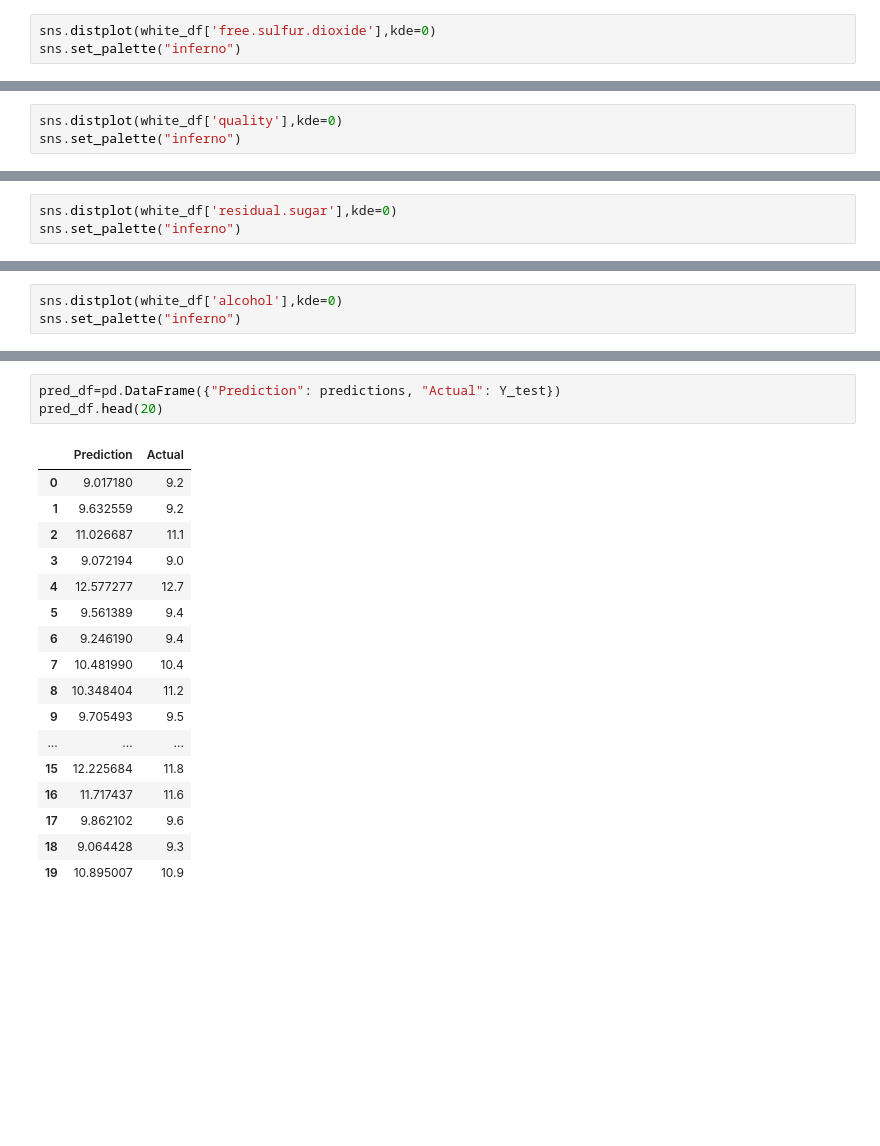
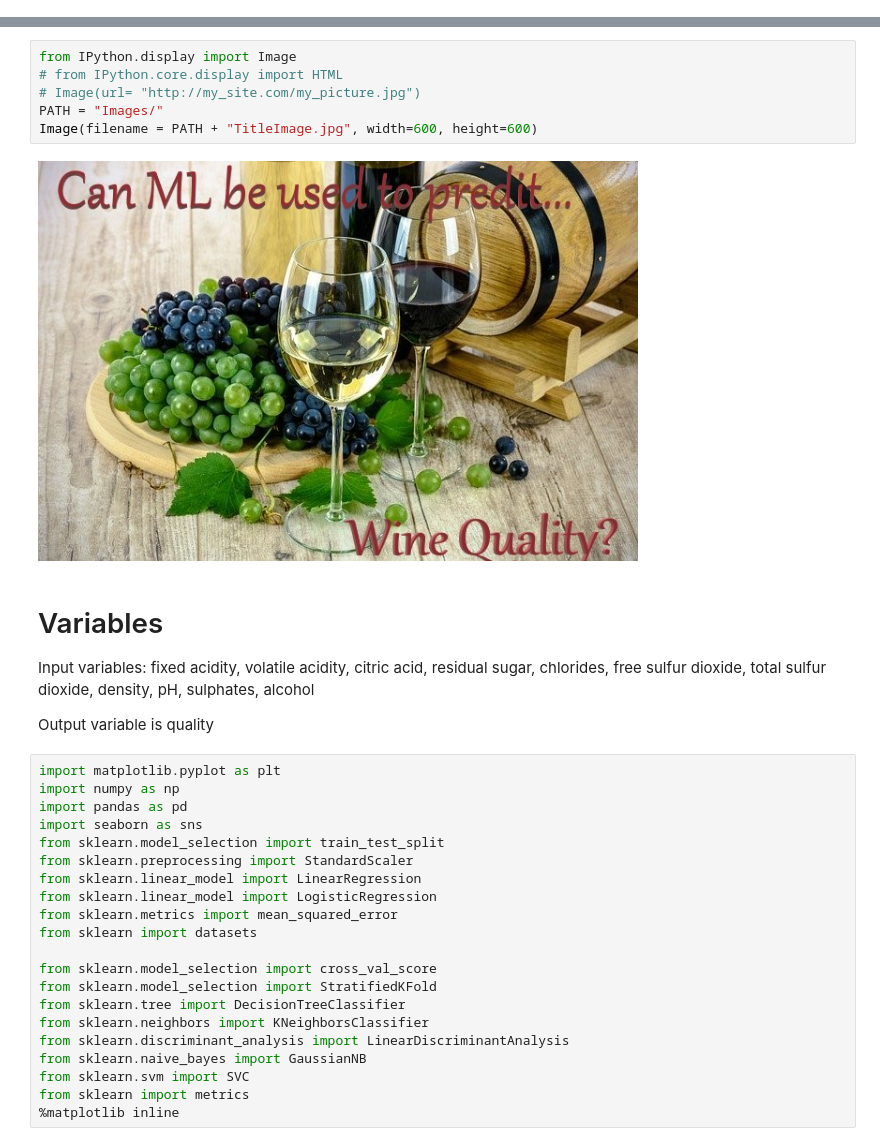
Before and after one commit to Stephanievillegas0728/Project3-demystifyingML, a Jupyter notebook: Models_data.ipynb, the cells around one changed output, grey strips where cells are left out. Saved outputs shown, nothing was run; the diff lists cells and outputs as text; blank space fills up the shorter version.

```diff
--- a/Models_data.ipynb
+++ b/Models_data.ipynb
@@ -117,3 +0,0 @@ sns.set_palette("inferno")
-# %%
-sns.distplot(white_df['free.sulfur.dioxide'],kde=0)
-sns.set_palette("inferno")
@@ -122,3 +0,0 @@ sns.set_palette("inferno")
-# %%
-sns.distplot(white_df['quality'],kde=0)
-sns.set_palette("inferno")
@@ -127,3 +0,0 @@ sns.set_palette("inferno")
-# %%
-sns.distplot(white_df['residual.sugar'],kde=0)
-sns.set_palette("inferno")
@@ -132,3 +0,0 @@ sns.set_palette("inferno")
-# %%
-sns.distplot(white_df['alcohol'],kde=0)
-sns.set_palette("inferno")
@@ -188,21 +1,46 @@ Text(0.5, 1.0, 'Residual Plot')
-# %%
-pred_df=pd.DataFrame({"Prediction": predictions, "Actual": Y_test})
-pred_df.head(20)
-# %% [output]
-|  | Prediction | Actual |
-| 0 | 9.017180 | 9.2 |
-| 1 | 9.632559 | 9.2 |
-| 2 | 11.026687 | 11.1 |
-| 3 | 9.072194 | 9.0 |
-| 4 | 12.577277 | 12.7 |
-| 5 | 9.561389 | 9.4 |
-| 6 | 9.246190 | 9.4 |
-| 7 | 10.481990 | 10.4 |
-| 8 | 10.348404 | 11.2 |
-| 9 | 9.705493 | 9.5 |
-| ... | ... | ... |
-| 15 | 12.225684 | 11.8 |
-| 16 | 11.717437 | 11.6 |
-| 17 | 9.862102 | 9.6 |
-| 18 | 9.064428 | 9.3 |
-| 19 | 10.895007 | 10.9 |
+# %%
+from IPython.display import Image
+# from IPython.core.display import HTML
+# Image(url= "http://my_site.com/my_picture.jpg")
+PATH = "Images/"
+Image(filename = PATH + "TitleImage.jpg", width=600, height=600)
+# %% [output]
+[figure, added]
+# %% [markdown]
+# Variables
+
+Input variables:
+fixed acidity,
+volatile acidity,
+citric acid,
+residual sugar,
+chlorides,
+free sulfur dioxide,
+total sulfur dioxide,
+density,
+pH,
+sulphates,
+alcohol
+
+Output variable is quality
+# %%
+import matplotlib.pyplot as plt
+import numpy as np
+import pandas as pd
+import seaborn as sns
+from sklearn.model_selection import train_test_split
+from sklearn.preprocessing import StandardScaler
+from sklearn.linear_model import LinearRegression
+from sklearn.linear_model import LogisticRegression
+from sklearn.metrics import mean_squared_error
+from sklearn import datasets
+
+from sklearn.model_selection import cross_val_score
+from sklearn.model_selection import StratifiedKFold
+from sklearn.tree import DecisionTreeClassifier
+from sklearn.neighbors import KNeighborsClassifier
+from sklearn.discriminant_analysis import LinearDiscriminantAnalysis
+from sklearn.naive_bayes import GaussianNB
+from sklearn.svm import SVC
+from sklearn import metrics
+%matplotlib inline
```
Also changed, not shown: parts of 71 cells of this notebook.
